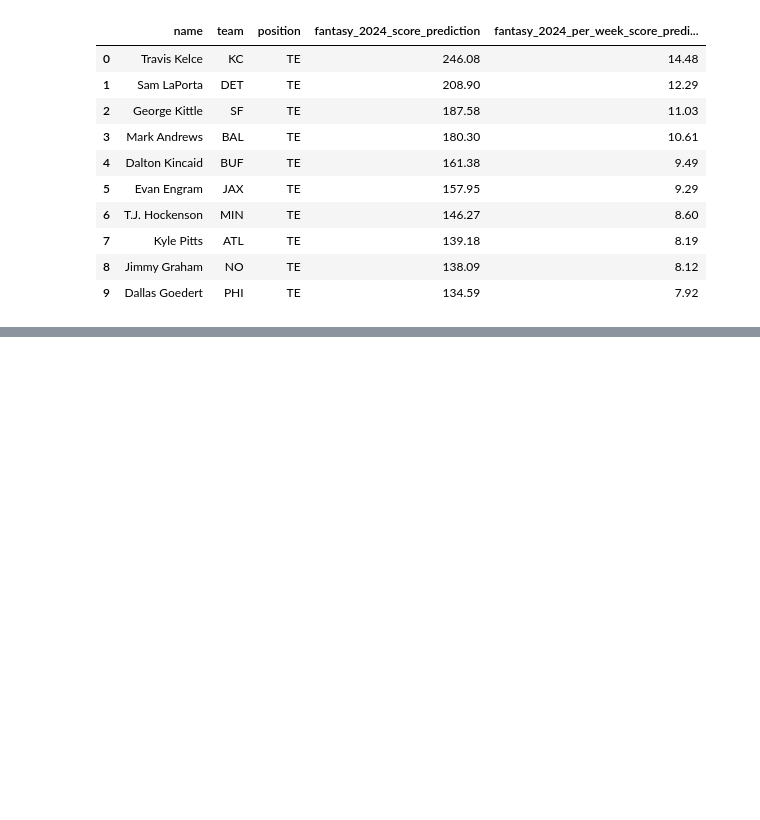
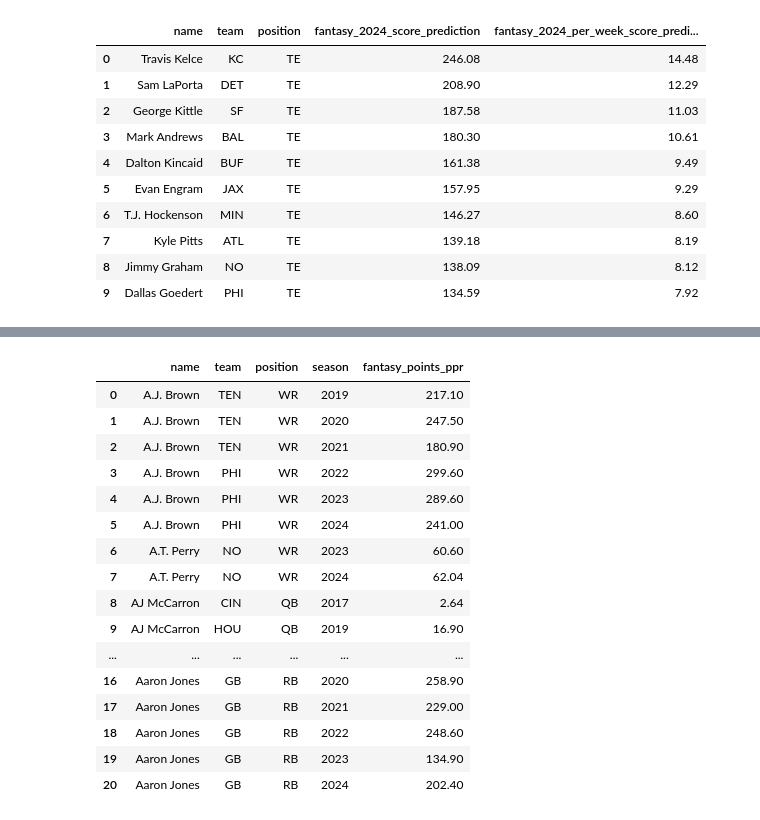
Before and after one commit to nmrodio/NFL_Fantasy_Football, a Jupyter notebook: nfl_fantasy_football_model_optimized_jared.ipynb, the cells around one changed output, grey strips where cells are left out. Cells and saved outputs as stored; diff of their text form; code cells hidden in the pictures; blank space fills up the shorter version.

Commit message:
Updated code and comments for csv file model result outputs

```diff
--- a/nfl_fantasy_football_model_optimized_jared.ipynb
+++ b/nfl_fantasy_football_model_optimized_jared.ipynb
@@ -747,0 +752,7 @@ display(fantasy_2024_predictions_TE.reset_index(drop=True).head(10))
+# %%
+# Reorganizing columns and adding 2024 season column for concat of players past seasons fantasy scores data
+fantasy_2024_predictions_trend = fantasy_2024_predictions.copy()
+fantasy_2024_predictions_trend['season'] = 2024
+fantasy_2024_predictions_trend = fantasy_2024_predictions_trend.rename(columns = {'fantasy_2024_score_prediction' : 'fantasy_points_ppr'})
+fantasy_2024_predictions_trend = fantasy_2024_predictions_trend[['name','team', 'position','season','fantasy_points_ppr']]
+fantasy_2024_predictions_trend.head()
@@ -747,0 +766,5 @@ display(fantasy_2024_predictions_TE.reset_index(drop=True).head(10))
+# %%
+# Reorganizing columns for concat of 2024 data
+all_seasons_data_trend = all_seasons_data.copy()
+all_seasons_data_trend = all_seasons_data_trend[['name','team', 'position','season','fantasy_points_ppr']]
+all_seasons_data_trend.head()
@@ -747,0 +778,27 @@ display(fantasy_2024_predictions_TE.reset_index(drop=True).head(10))
+# %%
+# Concatinating players past season fantasy scores with the models 2024 score predictions
+score_trends_df = pd.concat([all_seasons_data_trend, fantasy_2024_predictions_trend], axis=0)
+
+# Reogranizing columns and sorting by 'name' and then 'season'
+score_trends_df = score_trends_df[['name', 'team', 'position', 'season', 'fantasy_points_ppr' ]]
+score_trends_df = score_trends_df.sort_values(['name', 'season']).reset_index(drop = True)
+
+score_trends_df.head(21)
+# %% [output]
+|  | name | team | position | season | fantasy_points_ppr |
+| 0 | A.J. Brown | TEN | WR | 2019 | 217.10 |
+| 1 | A.J. Brown | TEN | WR | 2020 | 247.50 |
+| 2 | A.J. Brown | TEN | WR | 2021 | 180.90 |
+| 3 | A.J. Brown | PHI | WR | 2022 | 299.60 |
+| 4 | A.J. Brown | PHI | WR | 2023 | 289.60 |
+| 5 | A.J. Brown | PHI | WR | 2024 | 241.00 |
+| 6 | A.T. Perry | NO | WR | 2023 | 60.60 |
+| 7 | A.T. Perry | NO | WR | 2024 | 62.04 |
+| 8 | AJ McCarron | CIN | QB | 2017 | 2.64 |
+| 9 | AJ McCarron | HOU | QB | 2019 | 16.90 |
+| ... | ... | ... | ... | ... | ... |
+| 16 | Aaron Jones | GB | RB | 2020 | 258.90 |
+| 17 | Aaron Jones | GB | RB | 2021 | 229.00 |
+| 18 | Aaron Jones | GB | RB | 2022 | 248.60 |
+| 19 | Aaron Jones | GB | RB | 2023 | 134.90 |
+| 20 | Aaron Jones | GB | RB | 2024 | 202.40 |
```
Also changed, not shown: parts of 16 cells of this notebook.
